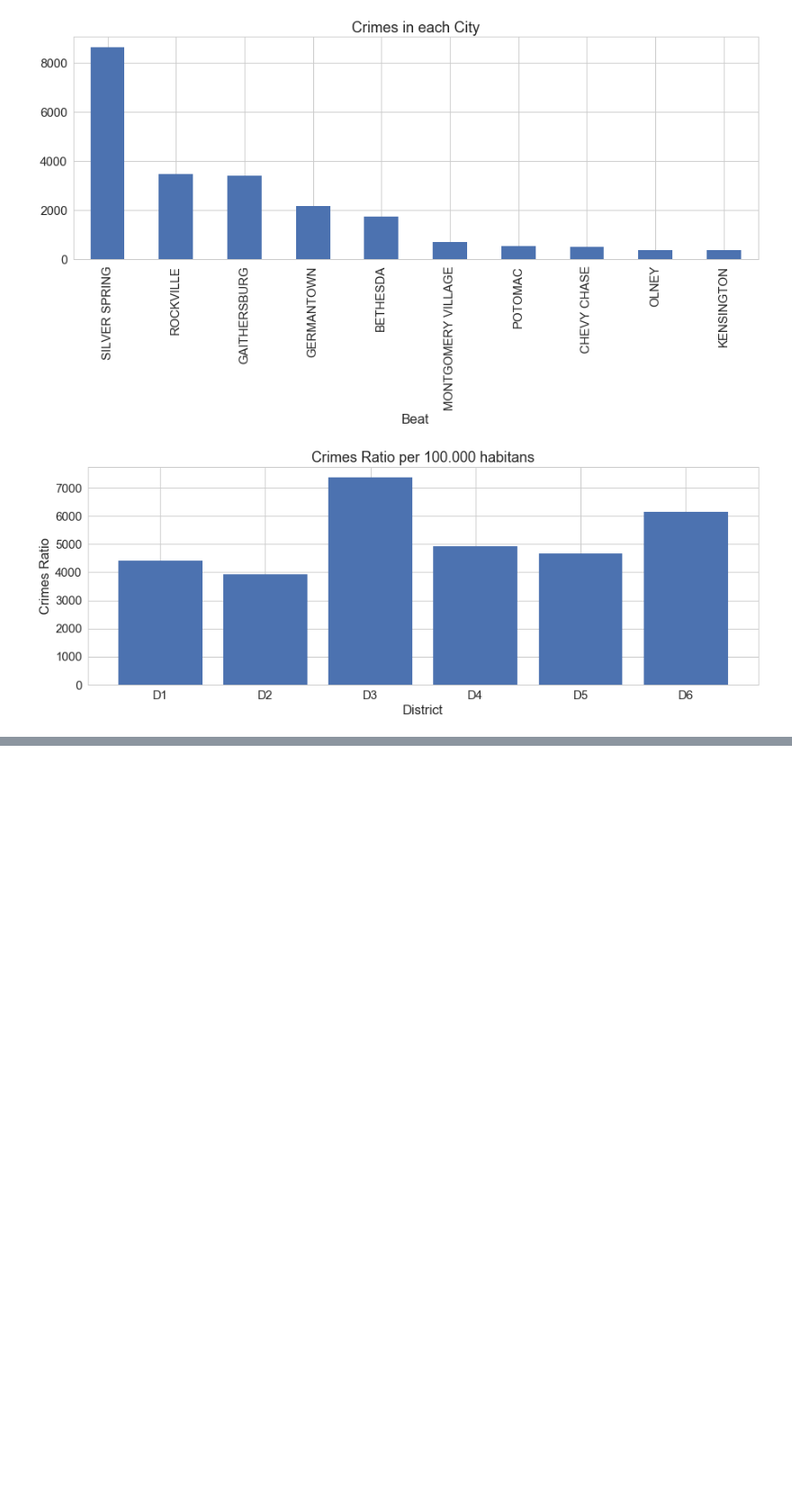
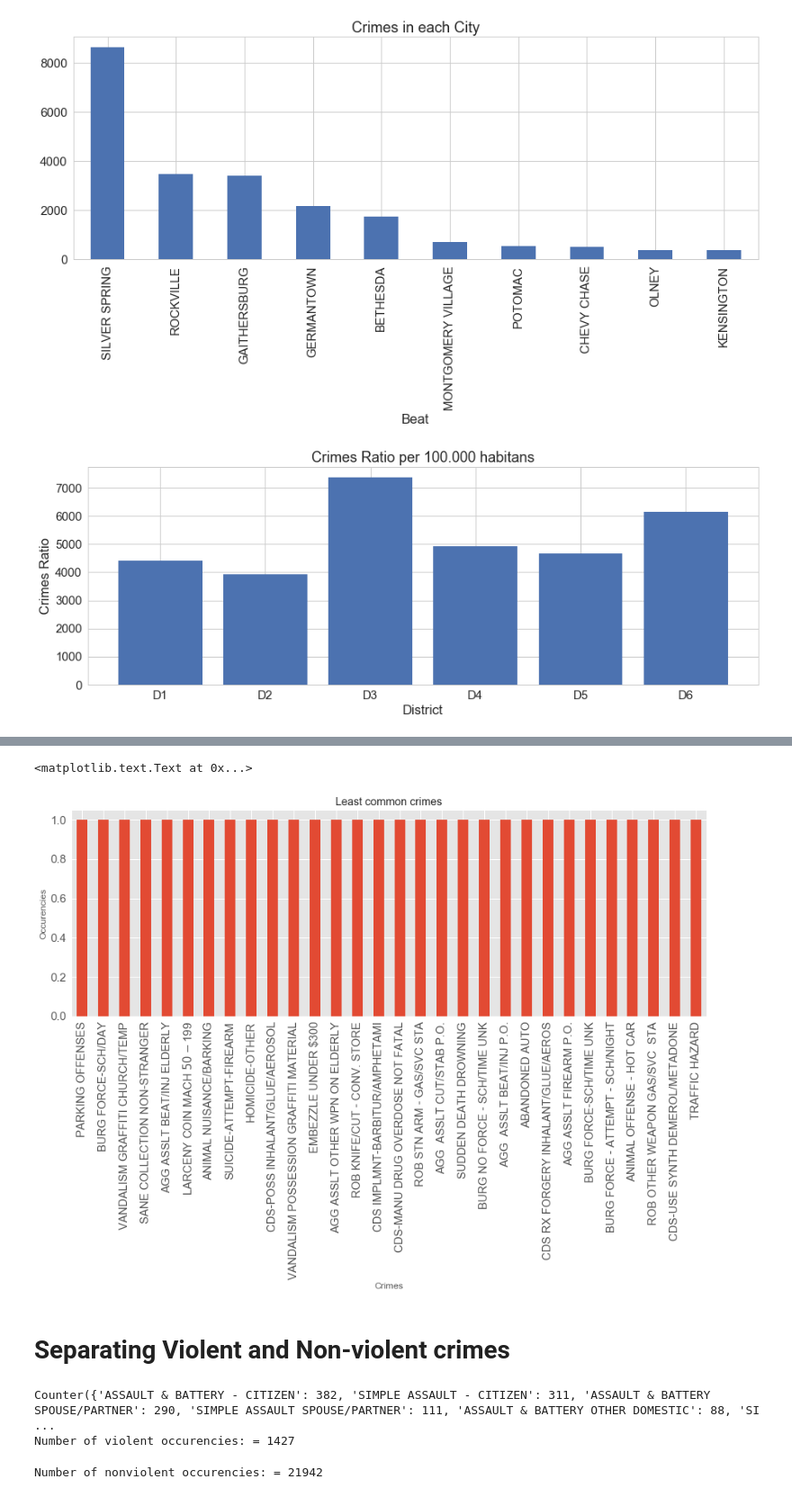
Before and after one commit to tomazfil/Data-Science, a Jupyter notebook: Crime-Analysis.ipynb, the cells around one changed output, grey strips where cells are left out. Shown: that part at 90% size. Drawn from its saved outputs; the diff is of its cells as text; code cells hidden in the pictures; blank space fills up the shorter version.

```diff
--- a/Crime-Analysis.ipynb
+++ b/Crime-Analysis.ipynb
@@ -181,0 +254,14 @@ Name: Class Description, dtype: bool
+# %%
+get_ipython().magic(u'matplotlib inline')
+matplotlib.style.use('ggplot')
+plt.figure(figsize=(15, 5))
+plotlcrimes = crimes_cont[-31:-1].plot.bar() #Last 31 values are 1
+#labels
+plotlcrimes.set_xlabel("Crimes")
+plotlcrimes.set_ylabel("Occurencies")
+plotlcrimes.set_title("Least common crimes")
+# %% [output]
+<matplotlib.text.Text at 0x...>
+[figure, added]
+# %% [markdown]
+# Separating Violent and Non-violent crimes
@@ -181,0 +279,16 @@ Name: Class Description, dtype: bool
+# %%
+#counting violent and nonviolent occurencies
+import collections
+violent_count = collections.Counter(violent)
+nonviolent_count = collections.Counter(nonviolent)
+
+print(violent_count)
+print('Number of violent occurencies: = %d' % len(violent))
+# %% [output]
+Counter({'ASSAULT & BATTERY - CITIZEN': 382, 'SIMPLE ASSAULT - CITIZEN': 311, 'ASSAULT & BATTERY SPOUSE/PARTNER': 290, 'SIMPLE ASSAULT SPOUSE/PARTNER': 111, 'ASSAULT & BATTERY OTHER DOMESTIC': 88, 'SI ...
+Number of violent occurencies: = 1427
+# %%
+#print(nonviolent_count)
+print('Number of nonviolent occurencies: = %d' % len(nonviolent))
+# %% [output]
+Number of nonviolent occurencies: = 21942
```
Also changed, not shown: parts of 14 cells of this notebook.
